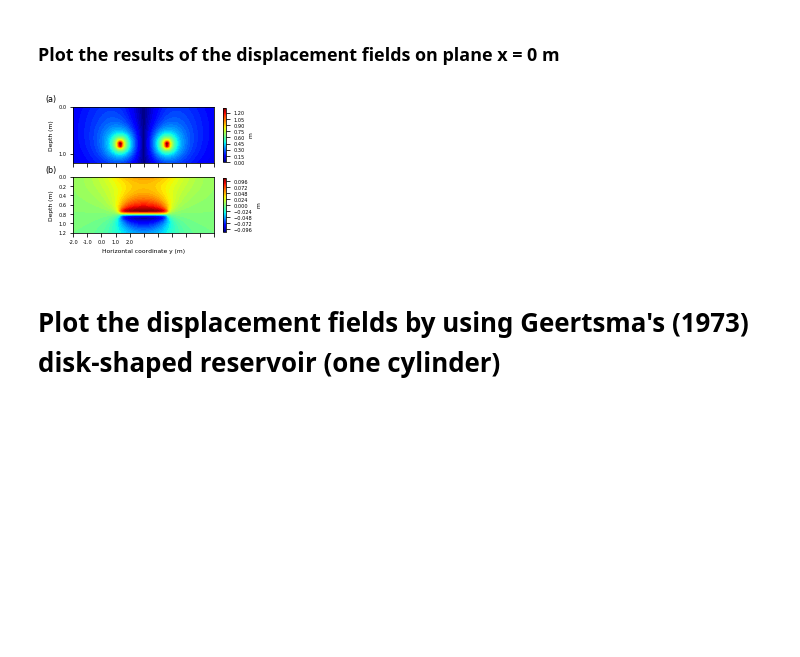
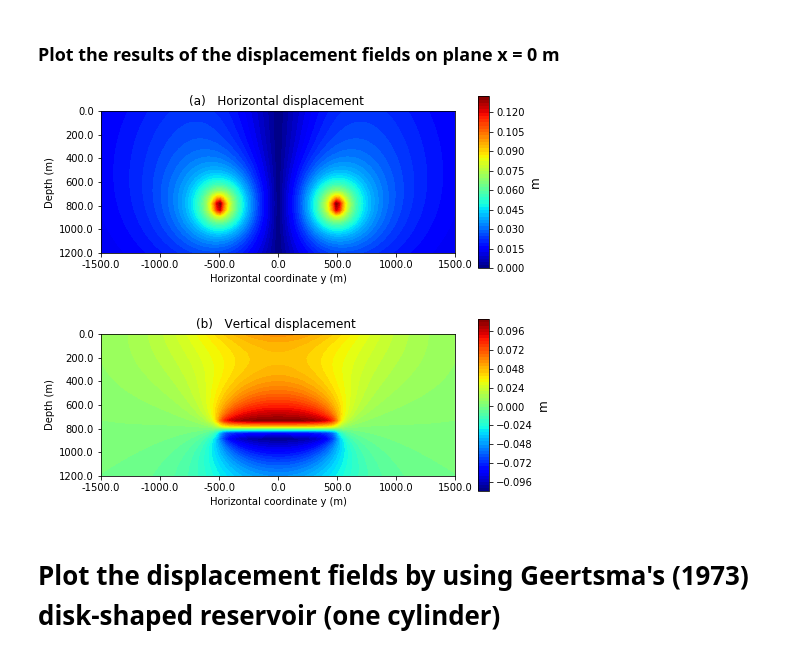
Before and after one commit to pinga-lab/DisReserv, a Jupyter notebook: code/Test_1.ipynb, the cells around one changed output. Drawn from its saved outputs; the diff is of its cells as text; code cells hidden in the pictures; blank space fills up the shorter version.

```diff
--- a/code/Test_1.ipynb
+++ b/code/Test_1.ipynb
@@ -111,55 +110,40 @@ with open(file_name, 'wb') as f:
 y = np.linspace(-1500, 1500, shape[0])
 z = np.linspace(0, 1200, shape[1])
 # %%
-font_title = 8
-font_ticks = 5
-font_label = 6
-
 # Plot the displacement fields
-fig, ax = plt.subplots(
-    nrows=2, ncols=1, sharex=True, sharey=False,
-    figsize=(3.15,2.3)
-)
+fig, ax = plt.subplots(nrows=2, ncols=1, sharex=False, sharey=False, figsize=(7.33,6.33))
 
 ax[0].set_aspect("equal")
-img = ax[0].contourf(0.001*y, 0.001*z, 10*displacement_horizontal.reshape(shape[::-1]),
+img = ax[0].contourf(y, z, displacement_horizontal.reshape(shape[::-1]),
                   60, cmap="jet")
-cb = plt.colorbar(img, ax=ax[0], aspect=15, pad=0.05, shrink=0.7)
-cb.set_label('m', rotation=90, fontsize=font_label)
-cb.ax.tick_params(labelsize=font_ticks)
-#ax[0].set_title("(a)   Horizontal displacement ")
-plt.text(-2.1, -1.6, '(a)', fontsize=font_title)
+cb = plt.colorbar(img, ax=ax[0], aspect=15, pad=0.05, shrink=0.90)
+cb.set_label('m', rotation=90, fontsize=12)
+ax[0].set_title("(a)   Horizontal displacement ")
 
-ax[0].set_xticklabels(ax[0].get_xticks(), fontsize=font_ticks)
-ax[0].set_yticklabels(ax[0].get_yticks(), fontsize=font_ticks)
+ax[0].set_xticklabels(ax[0].get_xticks())
+ax[0].set_yticklabels(ax[0].get_yticks())
 ax[0].invert_yaxis()
-#ax[0].set_xlabel("Horizontal coordinate y (m)", fontsize=font_label)
-ax[0].set_ylabel("Depth (m)", fontsize=font_label)
+ax[0].set_xlabel("Horizontal coordinate y (m)")
+ax[0].set_ylabel("Depth (m)")
 
 ax[1].set_aspect("equal")
-img = ax[1].contourf(0.001*y, 0.001*z, displacement_z.reshape(shape[::-1]),
+img = ax[1].contourf(y, z, displacement_z.reshape(shape[::-1]),
                   60, cmap="jet")
-cb = plt.colorbar(img, ax=ax[1], aspect=15, pad=0.05, shrink=0.7)
-cb.set_label('m', rotation=90, fontsize=font_label)
-cb.ax.tick_params(labelsize=font_ticks)
-#ax[1].set_title("(b)   Vertical displacement ")
-plt.text(-2.1, -0.1, '(b)', fontsize=font_title)
+cb = plt.colorbar(img, ax=ax[1], aspect=15, pad=0.05, shrink=0.90)
+cb.set_label('m', rotation=90, fontsize=12)
+ax[1].set_title("(b)   Vertical displacement ")
 
-plt.xticks(ticks=0.001*np.arange(np.min(y), np.max(y)+300, 300), fontsize=font_ticks)
-plt.yticks(ticks=0.001*np.arange(np.min(z), np.max(z)+200, 200), fontsize=font_ticks)
+ax[1].set_xticklabels(ax[1].get_xticks())
+ax[1].set_yticklabels(ax[1].get_yticks())
 ax[1].invert_yaxis()
-ax[1].set_xlabel("Horizontal coordinate y (m)", fontsize=font_label)
-ax[1].set_ylabel("Depth (m)", fontsize=font_label)
-
-#plt.tight_layout()
-plt.subplots_adjust(
-    left=0.125, bottom=0.1, right=0.9, top=0.99,
-    wspace=0, hspace=-0.1)
+ax[1].set_xlabel("Horizontal coordinate y (m)")
+ax[1].set_ylabel("Depth (m)")
+plt.tight_layout(True)
 
 plt.savefig('../manuscript/Fig/Figure_Displacement.png', dpi=600)
 plt.show()
 # %% [output]
-[figure, old version]
+[figure, new version]
 # %% [markdown]
 # Plot the displacement fields by using Geertsma's (1973) disk-shaped reservoir (one cylinder)
 # %%
```
Also changed, not shown: parts of 2 cells of this notebook, 2 other files.
